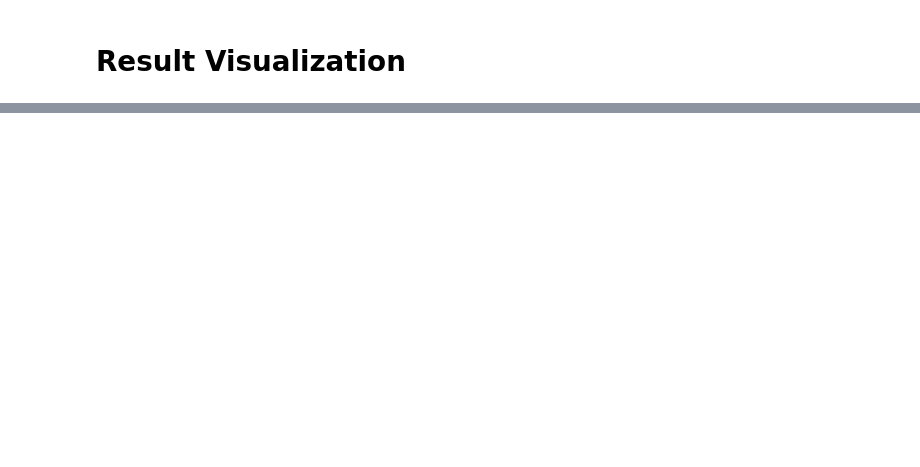
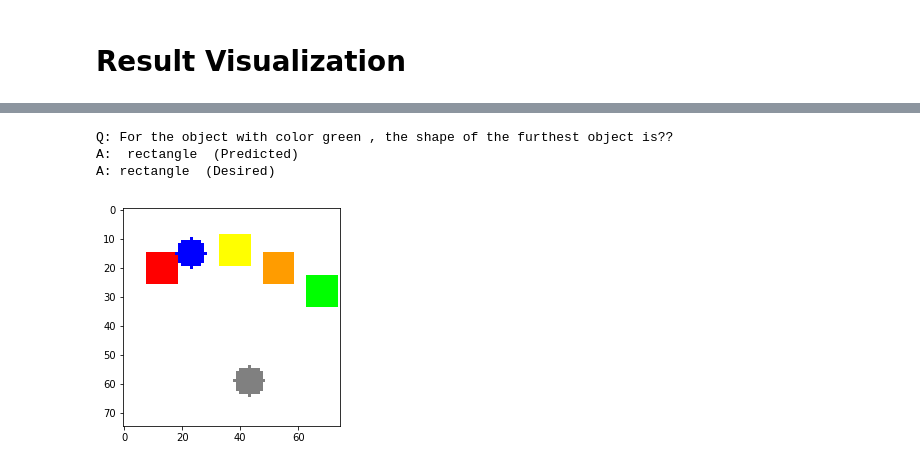
Before and after one commit to kritiksoman/Relation-Network, a Jupyter notebook: RN_Sort_of_Clevr.ipynb, the cells around one changed output, grey strips where cells are left out. Cells and saved outputs as stored; diff of their text form; code cells hidden in the pictures; blank space fills up the shorter version.

```diff
--- a/RN_Sort_of_Clevr.ipynb
+++ b/RN_Sort_of_Clevr.ipynb
@@ -668,0 +602,8 @@ Desired answer circle
+# %%
+idx=45#index of img,question,answer
+plot_RN_result(idx)
+# %% [output]
+Q: For the object with color green , the shape of the furthest object is??
+A:  rectangle  (Predicted)
+A: rectangle  (Desired)
+[figure, added]
```
Also changed, not shown: parts of 32 cells of this notebook.
